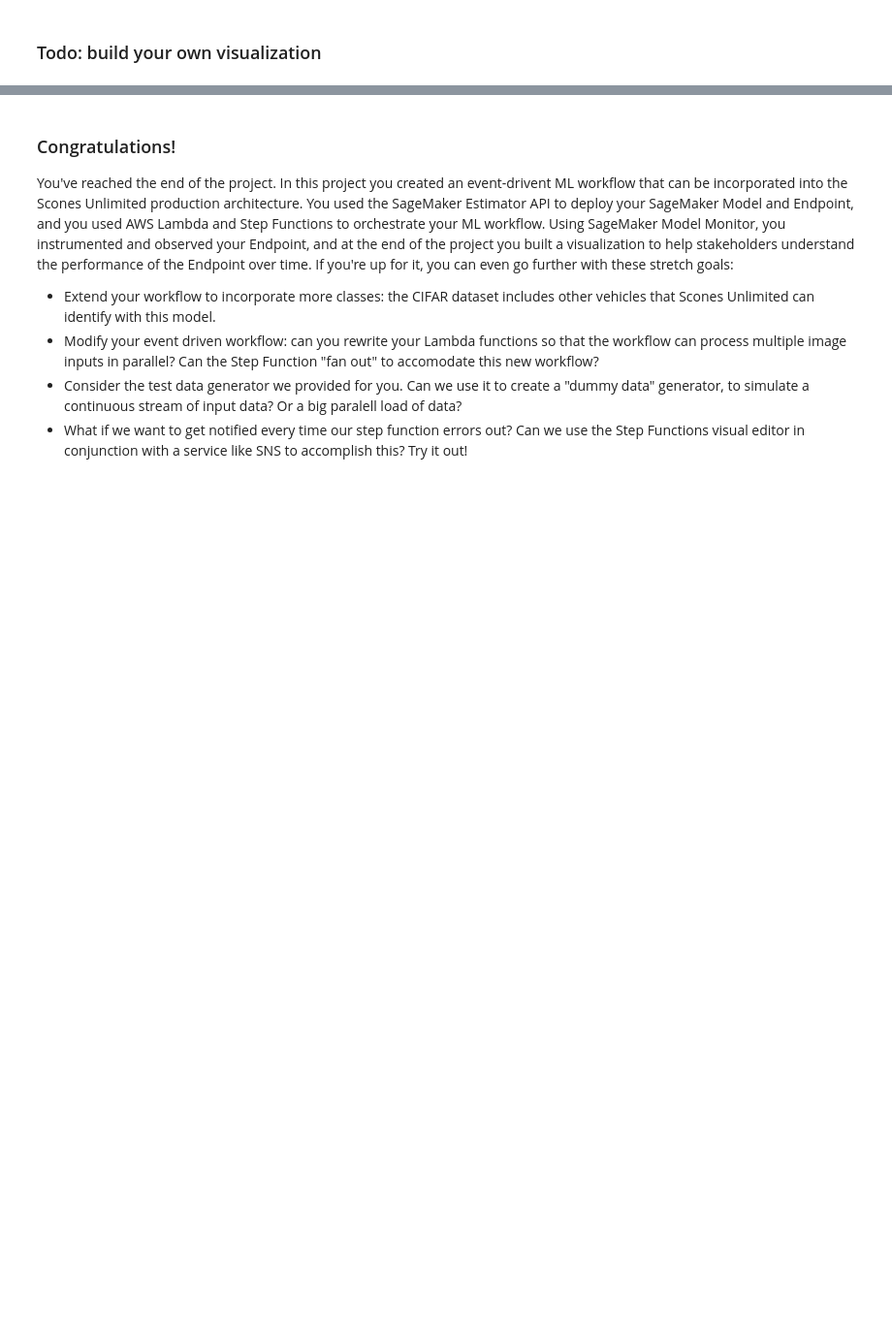
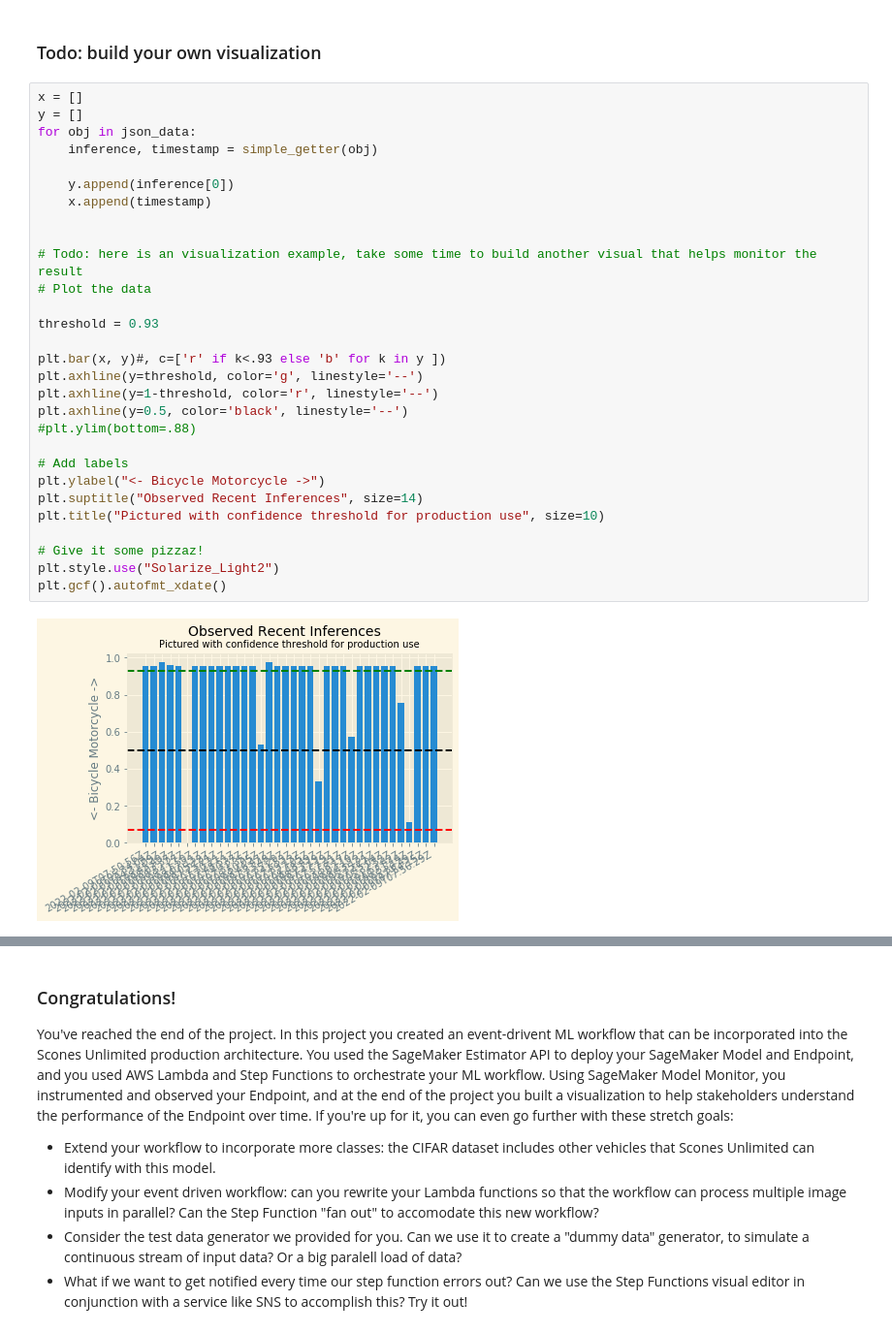
Before and after one commit to a1pat/Bicycle-or-Motorcycle, a Jupyter notebook: starter.ipynb, the cells around one changed output, grey strips where cells are left out. Shown at 97% size. Saved outputs shown, nothing was run; the diff lists cells and outputs as text; blank space fills up the shorter version.

```diff
--- a/starter.ipynb
+++ b/starter.ipynb
@@ -720,2 +742,33 @@ plt.gcf().autofmt_xdate()
 # %% [markdown]
 ### Todo: build your own visualization
+# %%
+x = []
+y = []
+for obj in json_data:
+    inference, timestamp = simple_getter(obj)
+
+    y.append(inference[0])
+    x.append(timestamp)
+
+
+# Todo: here is an visualization example, take some time to build another visual that helps monitor the result
+# Plot the data
+
+threshold = 0.93
+
+plt.bar(x, y)#, c=['r' if k<.93 else 'b' for k in y ])
+plt.axhline(y=threshold, color='g', linestyle='--')
+plt.axhline(y=1-threshold, color='r', linestyle='--')
+plt.axhline(y=0.5, color='black', linestyle='--')
+#plt.ylim(bottom=.88)
+
+# Add labels
+plt.ylabel("<- Bicycle Motorcycle ->")
+plt.suptitle("Observed Recent Inferences", size=14)
+plt.title("Pictured with confidence threshold for production use", size=10)
+
+# Give it some pizzaz!
+plt.style.use("Solarize_Light2")
+plt.gcf().autofmt_xdate()
+# %% [output]
+[figure, added]
```
Also changed, not shown: parts of 7 cells of this notebook.
